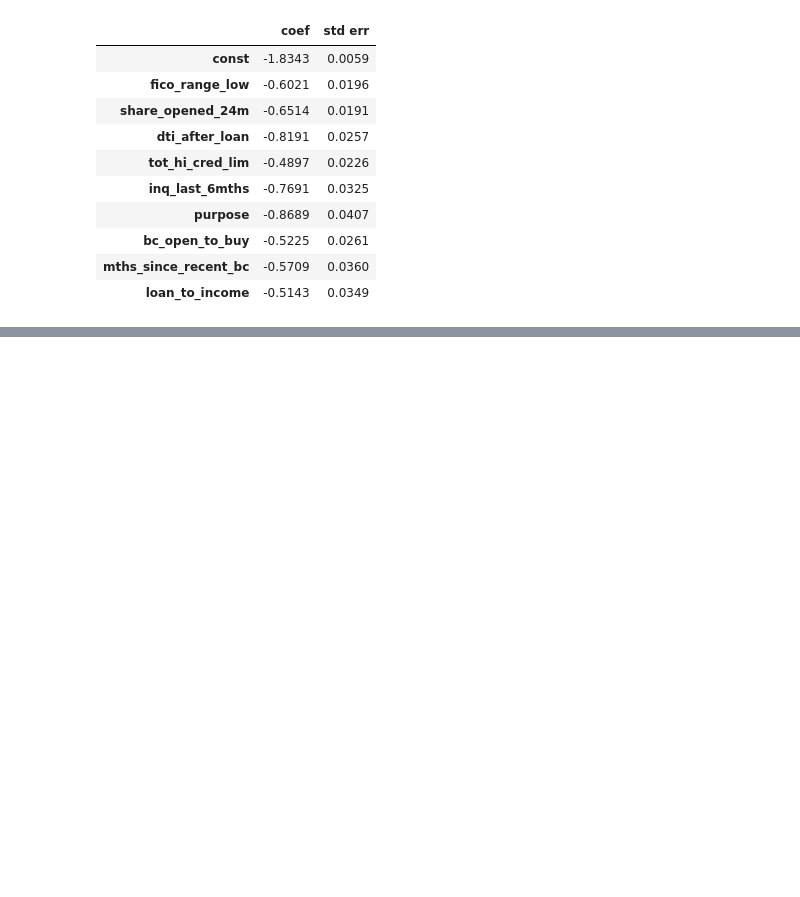
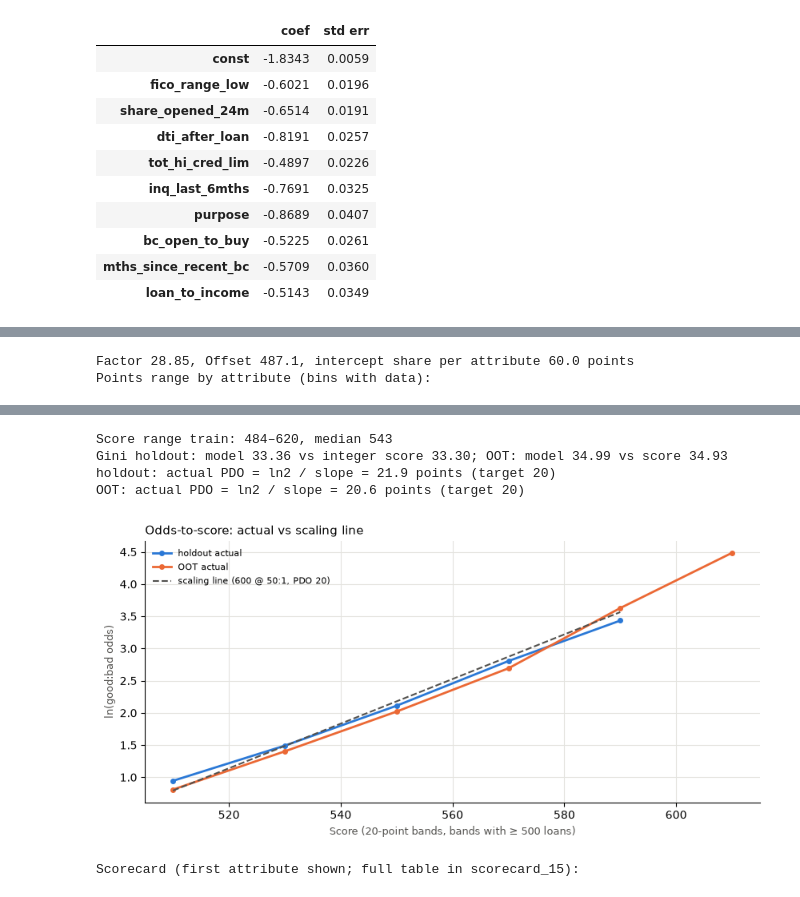
Before and after one commit to daniel-d-wu/scorecard-dev, a Jupyter notebook: scorecard_dev.ipynb, the cells around one changed output, grey strips where cells are left out. Cells and saved outputs as stored; diff of their text form; code cells hidden in the pictures; blank space fills up the shorter version.

```diff
--- a/scorecard_dev.ipynb
+++ b/scorecard_dev.ipynb
@@ -2356,0 +2520,68 @@ The selected attributes are `sel_12`, and the fitted model is `model_12`. Coarse
+# %%
+# ---------------------------------------------------------------
+# 15a  Scaling: log-odds -> points (600 at 50:1 good:bad, PDO 20)
+# ---------------------------------------------------------------
+BASE_SCORE, BASE_ODDS, PDO = 600, 50, 20
+FACTOR = PDO / np.log(2)
+OFFSET = BASE_SCORE - FACTOR * np.log(BASE_ODDS)
+b0, betas, n_attr = model_12.params['const'], model_12.params[sel_12], len(sel_12)
+SHARE = (OFFSET - FACTOR * b0) / n_attr          # intercept spread evenly across attributes
+print(f'Factor {FACTOR:.2f}, Offset {OFFSET:.1f}, intercept share per attribute {SHARE:.1f} points')
+
+# Scorecard table: points for every bin of every attribute (bins and WoE from Step 11, train)
+rows = []
+for v in sel_12:
+    bt = bp.get_binned_variable(v).binning_table.build()
+    bt = bt[bt.index != 'Totals']
+    for _, r in bt.iterrows():
+        rows.append({'attribute': v, 'bin': str(r['Bin']), 'count': int(r['Count']), 'bad rate': float(r['Event rate']) if r['Count'] > 0 else np.nan,
+                     'WoE': float(r['WoE']), 'points': int(round(-FACTOR * betas[v] * float(r['WoE']) + SHARE))})
+scorecard_15 = pd.DataFrame(rows)
+
+def score_points(W):
+    """Integer score: sum of rounded bin points (same rounding as the scorecard table)."""
+    return sum(np.round(-FACTOR * betas[v] * W[v] + SHARE) for v in sel_12).astype(int)
+
+S_tr, S_ho, S_oo = score_points(W_tr[sel_12]), score_points(W_ho[sel_12]), score_points(W_oo[sel_12])
+pd_tr = model_12.predict(sm.add_constant(W_tr[sel_12], has_constant='add'))
+pd_ho = model_12.predict(sm.add_constant(W_ho[sel_12], has_constant='add'))
+pd_oo = model_12.predict(sm.add_constant(W_oo[sel_12], has_constant='add'))
+
+# Points range per attribute = how far each attribute can move the score
+rng = scorecard_15[scorecard_15['count'] > 0].groupby('attribute', sort=False)['points'].agg(['min', 'max'])
+rng['range'] = rng['max'] - rng['min']
+print('Points range by attribute (bins with data):'); display(rng.sort_values('range', ascending=False))
+
+# Rounding check: integer score vs unrounded model (Gini on the score should match the model)
+print(f"Score range train: {S_tr.min()}–{S_tr.max()}, median {int(S_tr.median())}")
+print(f"Gini holdout: model {100*gini(y_ho, pd_ho):.2f} vs integer score {100*gini(y_ho, -S_ho):.2f}; "
+      f"OOT: model {100*gini(y_oo, pd_oo):.2f} vs score {100*gini(y_oo, -S_oo):.2f}")
+
+# Odds-to-score check (holdout and OOT): actual ln(good:bad odds) by 20-point score band
+def odds_by_band(S, y, width=20):
+    band = (S // width) * width
+    g = pd.DataFrame({'band': band, 'bad': y.values}).groupby('band').bad.agg(['size', 'sum'])
+    g = g[(g['size'] >= 500) & (g['sum'] > 0)]
+    g['actual ln odds'] = np.log((g['size'] - g['sum']) / g['sum'])
+    g['expected ln odds'] = (g.index + width / 2 - OFFSET) / FACTOR
+    return g
+fig, ax = plt.subplots(figsize=(8.5, 4.2))
+for name, S, y, c in [('holdout', S_ho, y_ho, '#2a78d6'), ('OOT', S_oo, y_oo, '#eb6834')]:
+    g = odds_by_band(S, y)
+    slope = np.polyfit(g.index + 10, g['actual ln odds'], 1, w=np.sqrt(g['size']))[0]
+    print(f'{name}: actual PDO = ln2 / slope = {np.log(2)/slope:.1f} points (target {PDO})')
+    ax.plot(g.index + 10, g['actual ln odds'], 'o-', color=c, lw=2, ms=4, label=f'{name} actual')
+g = odds_by_band(S_ho, y_ho)
+ax.plot(g.index + 10, g['expected ln odds'], '--', color='#52514e', lw=1.5, label='scaling line (600 @ 50:1, PDO 20)')
+ax.set_xlabel('Score (20-point bands, bands with ≥ 500 loans)', fontsize=9, color='#52514e')
+ax.set_ylabel('ln(good:bad odds)', fontsize=9, color='#52514e')
+ax.legend(fontsize=8, frameon=False); ax.grid(color='#e4e3df', lw=0.8); ax.set_axisbelow(True)
+for s in ['top', 'right']: ax.spines[s].set_visible(False)
+ax.set_title('Odds-to-score: actual vs scaling line', loc='left', fontsize=11)
+fig.tight_layout(); fig.savefig('figures/step15_odds_to_score.png', dpi=130, facecolor='#fcfcfb'); plt.show()
+
+print('Scorecard (first attribute shown; full table in scorecard_15):')
+display(scorecard_15[scorecard_15.attribute == 'fico_range_low'].round(4))
+# %% [output]
+Factor 28.85, Offset 487.1, intercept share per attribute 60.0 points
+Points range by attribute (bins with data):
@@ -2356,0 +2599,6 @@ The selected attributes are `sel_12`, and the fitted model is `model_12`. Coarse
+Score range train: 484–620, median 543
+Gini holdout: model 33.36 vs integer score 33.30; OOT: model 34.99 vs score 34.93
+holdout: actual PDO = ln2 / slope = 21.9 points (target 20)
+OOT: actual PDO = ln2 / slope = 20.6 points (target 20)
+[figure, added]
+Scorecard (first attribute shown; full table in scorecard_15):
```
Also changed, not shown: parts of 26 cells of this notebook, 1 other file.
